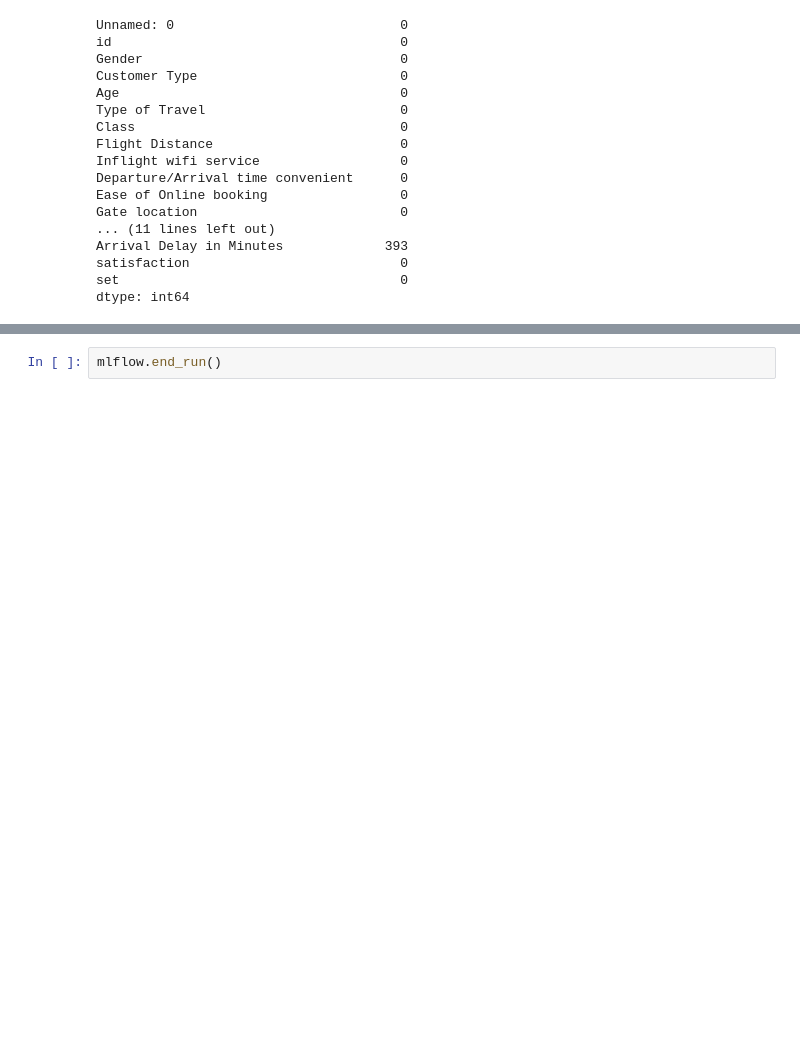
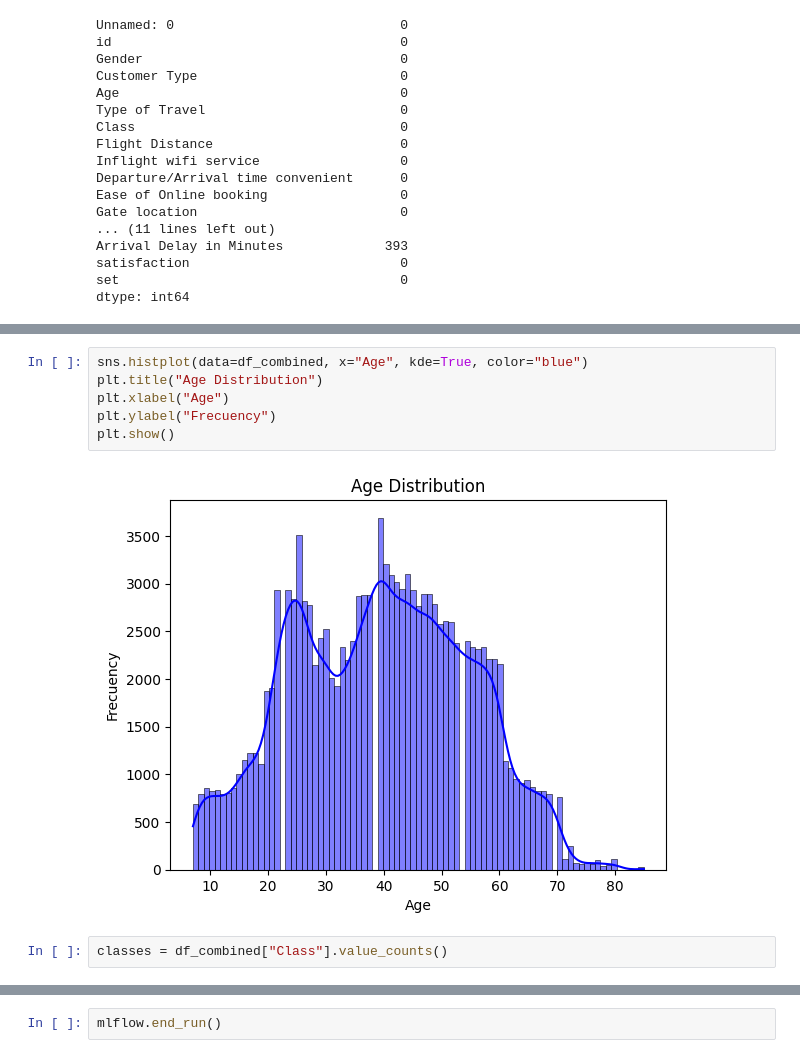
Before and after one commit to joselrodrigues/mlflow-docker, a Jupyter notebook: src/mlflow.ipynb, the cells around one changed output, grey strips where cells are left out. Cells and saved outputs as stored; diff of their text form; blank space fills up the shorter version.

```diff
--- a/src/mlflow.ipynb
+++ b/src/mlflow.ipynb
@@ -126,0 +176,10 @@ dtype: int64
+# %%
+sns.histplot(data=df_combined, x="Age", kde=True, color="blue")
+plt.title("Age Distribution")
+plt.xlabel("Age")
+plt.ylabel("Frecuency")
+plt.show()
+# %% [output]
+[figure, added]
+# %%
+classes = df_combined["Class"].value_counts()
```
Also changed, not shown: parts of 27 cells of this notebook, 1 other file.
